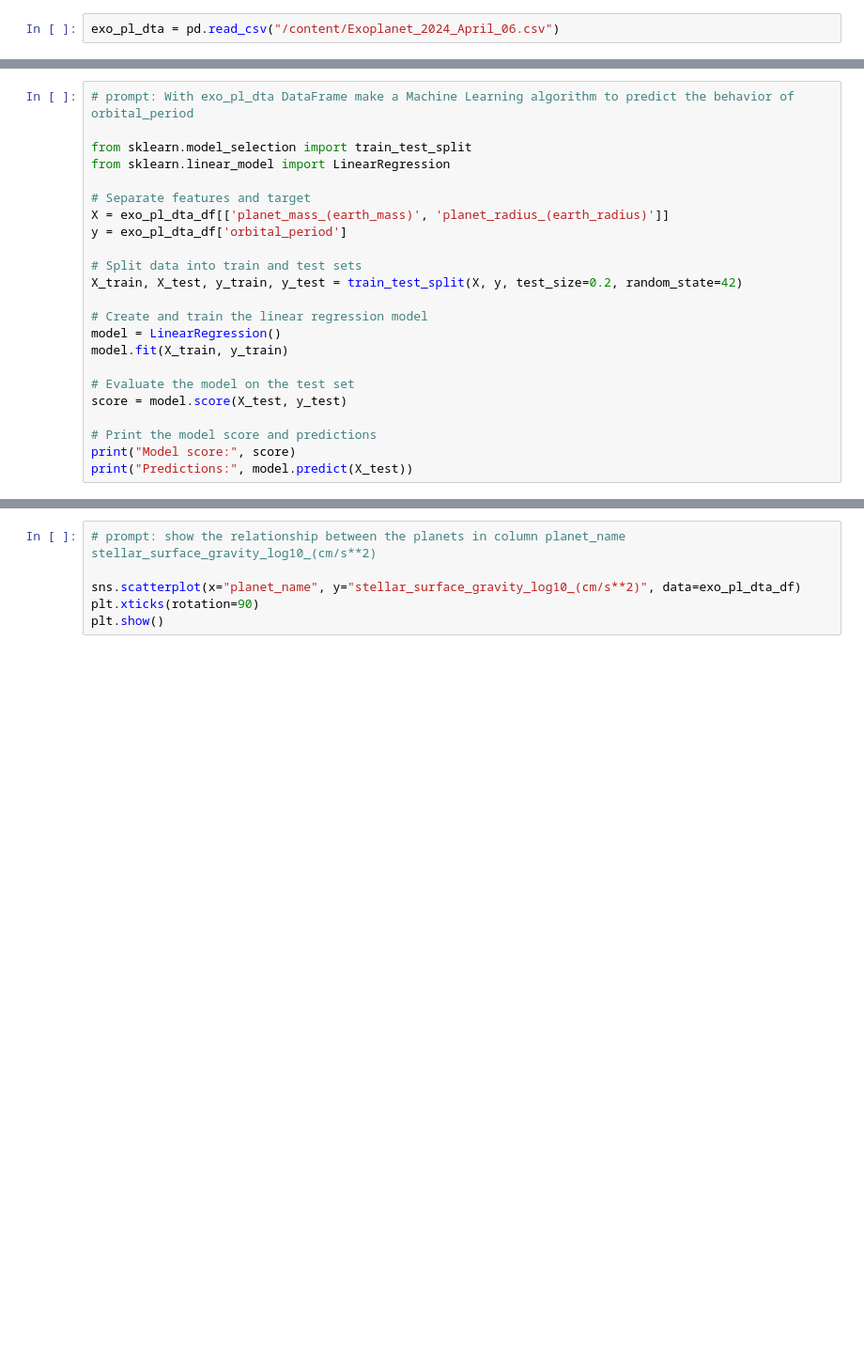
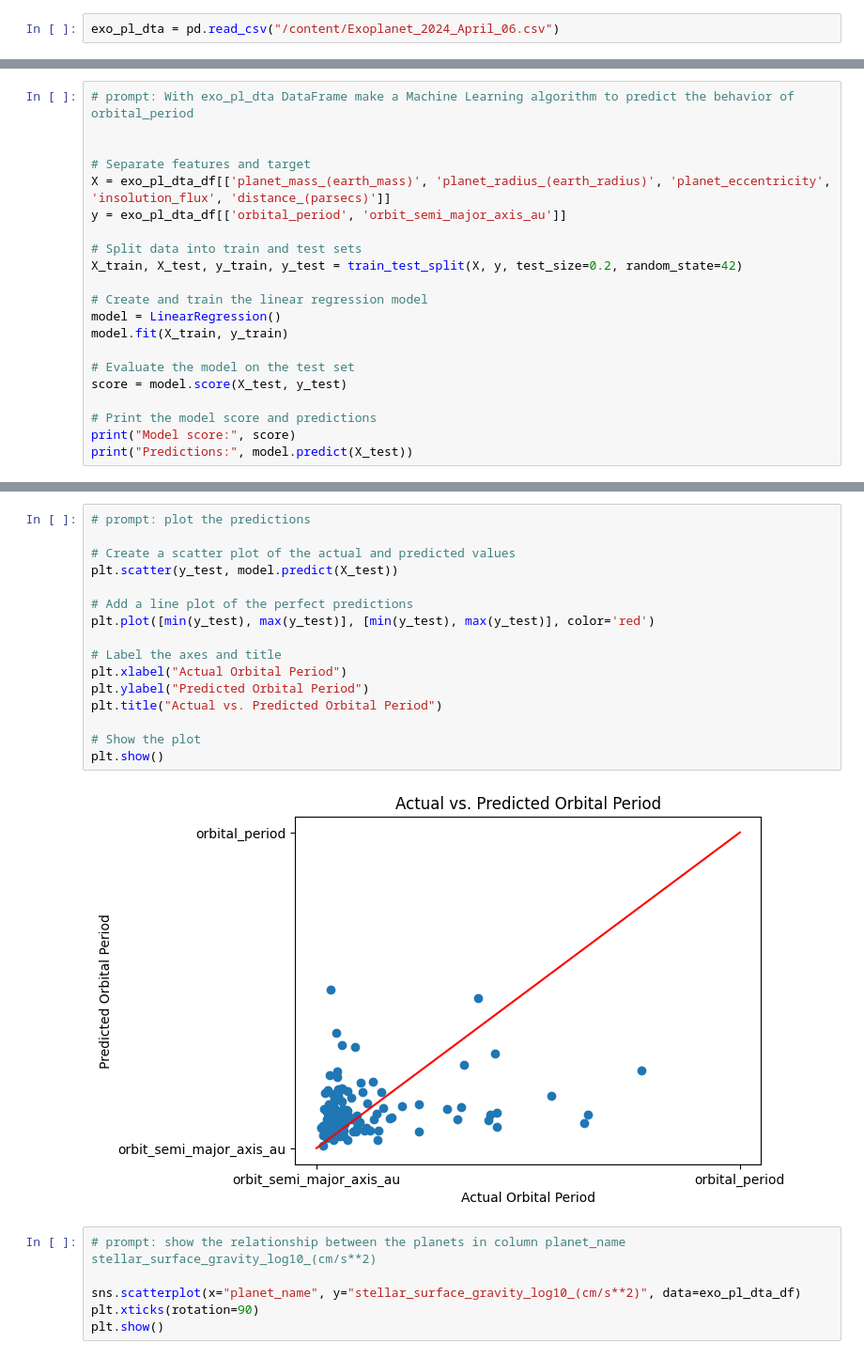
Before and after one commit to AvRob0/Avrob0.github.io, a Jupyter notebook: RobinsonAveryExoPlanetdataset1_2.ipynb, the cells around one changed output, grey strips where cells are left out. Shown at 94% size. Saved outputs shown, nothing was run; the diff lists cells and outputs as text; blank space fills up the shorter version.

```diff
--- a/RobinsonAveryExoPlanetdataset1_2.ipynb
+++ b/RobinsonAveryExoPlanetdataset1_2.ipynb
@@ -28,12 +60,10 @@ print(exo_pl_dta_df.head(20))
 # %%
 # prompt: With exo_pl_dta DataFrame make a Machine Learning algorithm to predict the behavior of orbital_period
 
-from sklearn.model_selection import train_test_split
-from sklearn.linear_model import LinearRegression
 
 # Separate features and target
-X = exo_pl_dta_df[['planet_mass_(earth_mass)', 'planet_radius_(earth_radius)']]
-y = exo_pl_dta_df['orbital_period']
+X = exo_pl_dta_df[['planet_mass_(earth_mass)', 'planet_radius_(earth_radius)', 'planet_eccentricity', 'insolution_flux', 'distance_(parsecs)']]
+y = exo_pl_dta_df[['orbital_period', 'orbit_semi_major_axis_au']]
 
 # Split data into train and test sets
 X_train, X_test, y_train, y_test = train_test_split(X, y, test_size=0.2, random_state=42)
@@ -51,3 +99,21 @@ print("Predictions:", model.predict(X_test))
+# %%
+# prompt: plot the predictions
+
+# Create a scatter plot of the actual and predicted values
+plt.scatter(y_test, model.predict(X_test))
+
+# Add a line plot of the perfect predictions
+plt.plot([min(y_test), max(y_test)], [min(y_test), max(y_test)], color='red')
+
+# Label the axes and title
+plt.xlabel("Actual Orbital Period")
+plt.ylabel("Predicted Orbital Period")
+plt.title("Actual vs. Predicted Orbital Period")
+
+# Show the plot
+plt.show()
+# %% [output]
+[figure, added]
 # %%
 # prompt: show the relationship between the planets in column planet_name stellar_surface_gravity_log10_(cm/s**2)
 
```
Also changed, not shown: parts of 3 cells of this notebook.
